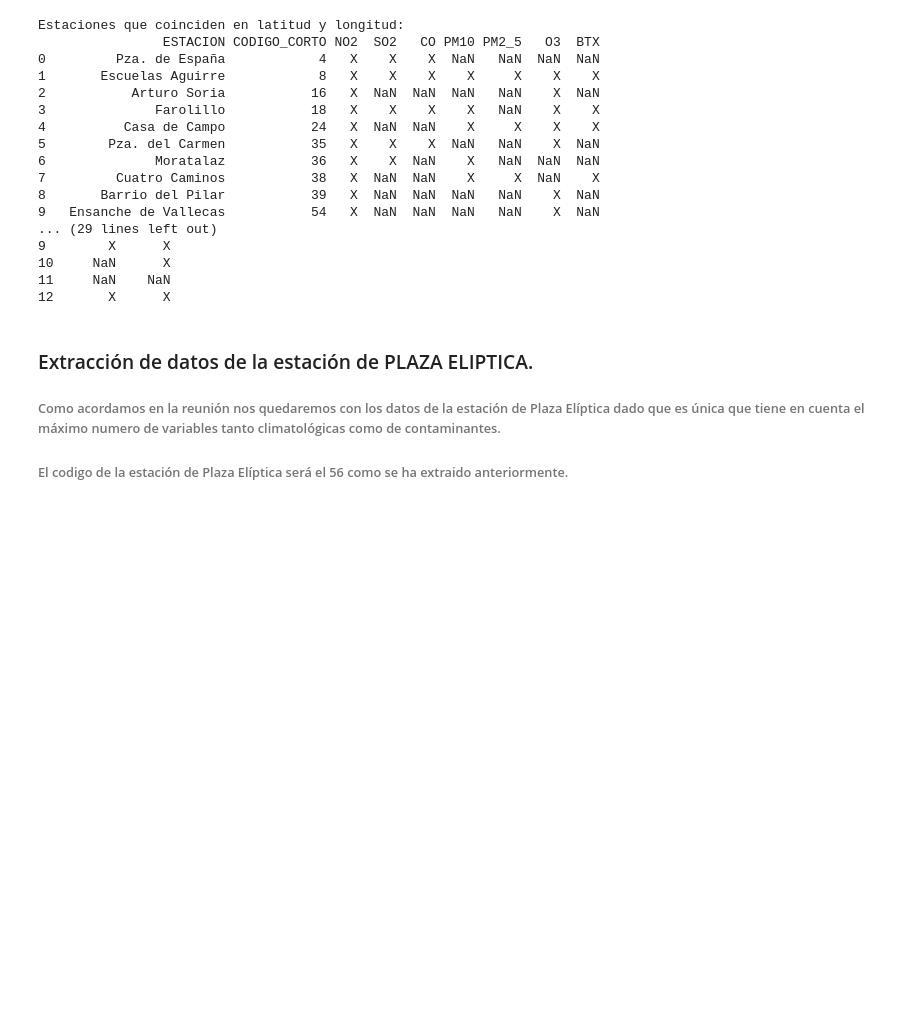
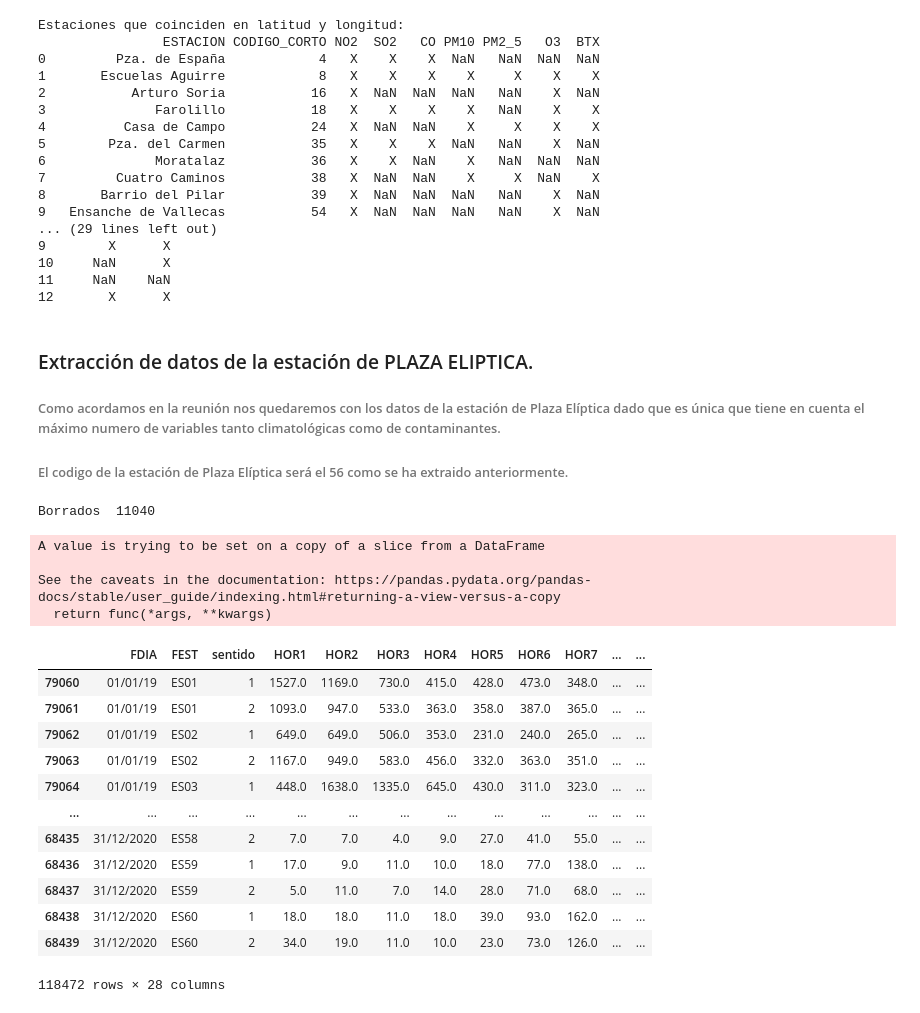
Before and after one commit to albercol/TFG, a Jupyter notebook: Fase 1.3/EstacionesContaminacionYMeteorologicas.ipynb, the cells around one changed output. Drawn from its saved outputs; the diff is of its cells as text; code cells hidden in the pictures; blank space fills up the shorter version.

```diff
--- a/Fase 1.3/EstacionesContaminacionYMeteorologicas.ipynb
+++ b/Fase 1.3/EstacionesContaminacionYMeteorologicas.ipynb
@@ -76,3 +77,60 @@ df_plazaEliptica = pd.DataFrame()
 df_plazaEliptica = dfMeteorologicas.loc[dfMeteorologicas["ESTACION"] == CODIGO_CORTO]
 ##print(df_plazaEliptica)
 df_plazaEliptica.to_csv(path+"/PlazaEliptica/"+"MeteorologiaPlazaEliptica.csv", header=True, index=False, encoding="utf-8")
+# %%
+fichero = "https://raw.githubusercontent.com/albercol/TFG/main/Fase%201.3/Trafico/ArchivoTrafico.csv"
+df =  pd.read_csv(fichero,encoding="UTF-8")
+
+# posición de la última columna que queremos
+pos_ultima = list(df.columns).index('source_file')
+# nos quedamos solo con las columnas que queremos
+df = df[df.columns[0:pos_ultima+1]]
+
+
+# separamos en dos dataframes
+total = len(df)
+df["sentido"] = df.FSEN.str.get(0)
+df["horas"] = df.FSEN.str.get(1)
+
+# OJO vamos a hacer JOIN por una clave, debemos borrar los que sean NULL en esa clave
+df.dropna(subset=['FDIA','FEST','sentido'], how='any', inplace=True)
+print("Borrados ",total-len(df))
+
+# Por legibilidad separamos en dos ficheros, uno que tiene de 1 a 12 y el otro que tiene de 12 a 24
+df1a12 = df[df.horas=="-"]
+df13a24 = df[df.horas=="="]
+# join
+merged_df = pd.merge(df1a12,df13a24,how='outer',on=['FDIA','FEST','sentido'])
+
+# finalmente recolocamos las columnas y las renombramos
+resultado = merged_df[['FDIA', 'FEST', 'sentido',  'HOR1_x', 'HOR2_x', 'HOR3_x', 'HOR4_x',
+       'HOR5_x', 'HOR6_x', 'HOR7_x', 'HOR8_x', 'HOR9_x', 'HOR10_x', 'HOR11_x',
+       'HOR12_x',  'HOR1_y',
+       'HOR2_y', 'HOR3_y', 'HOR4_y', 'HOR5_y', 'HOR6_y', 'HOR7_y', 'HOR8_y',
+       'HOR9_y', 'HOR10_y', 'HOR11_y', 'HOR12_y', 'source_file_x' ]]
+resultado.columns = ['FDIA', 'FEST', 'sentido',  'HOR1', 'HOR2', 'HOR3', 'HOR4',
+       'HOR5', 'HOR6', 'HOR7', 'HOR8', 'HOR9', 'HOR10', 'HOR11',
+       'HOR12', 'HOR13', 'HOR14', 'HOR15', 'HOR16', 'HOR17', 'HOR18', 'HOR19', 'HOR20',
+       'HOR21', 'HOR22', 'HOR23', 'HOR24', 'source_file' ]
+resultado.sort_values(by=['FDIA','FEST','sentido'], inplace=True)
+
+resultado
+# %% [output]
+Borrados  11040
+A value is trying to be set on a copy of a slice from a DataFrame
+
+See the caveats in the documentation: https://pandas.pydata.org/pandas-docs/stable/user_guide/indexing.html#returning-a-view-versus-a-copy
+  return func(*args, **kwargs)
+|  | FDIA | FEST | sentido | HOR1 | HOR2 | HOR3 | HOR4 | HOR5 | HOR6 | HOR7 | ... | ... |
+| 79060 | 01/01/19 | ES01 | 1 | 1527.0 | 1169.0 | 730.0 | 415.0 | 428.0 | 473.0 | 348.0 | ... | ... |
+| 79061 | 01/01/19 | ES01 | 2 | 1093.0 | 947.0 | 533.0 | 363.0 | 358.0 | 387.0 | 365.0 | ... | ... |
+| 79062 | 01/01/19 | ES02 | 1 | 649.0 | 649.0 | 506.0 | 353.0 | 231.0 | 240.0 | 265.0 | ... | ... |
+| 79063 | 01/01/19 | ES02 | 2 | 1167.0 | 949.0 | 583.0 | 456.0 | 332.0 | 363.0 | 351.0 | ... | ... |
+| 79064 | 01/01/19 | ES03 | 1 | 448.0 | 1638.0 | 1335.0 | 645.0 | 430.0 | 311.0 | 323.0 | ... | ... |
+| ... | ... | ... | ... | ... | ... | ... | ... | ... | ... | ... | ... | ... |
+| 68435 | 31/12/2020 | ES58 | 2 | 7.0 | 7.0 | 4.0 | 9.0 | 27.0 | 41.0 | 55.0 | ... | ... |
+| 68436 | 31/12/2020 | ES59 | 1 | 17.0 | 9.0 | 11.0 | 10.0 | 18.0 | 77.0 | 138.0 | ... | ... |
+| 68437 | 31/12/2020 | ES59 | 2 | 5.0 | 11.0 | 7.0 | 14.0 | 28.0 | 71.0 | 68.0 | ... | ... |
+| 68438 | 31/12/2020 | ES60 | 1 | 18.0 | 18.0 | 11.0 | 18.0 | 39.0 | 93.0 | 162.0 | ... | ... |
+| 68439 | 31/12/2020 | ES60 | 2 | 34.0 | 19.0 | 11.0 | 10.0 | 23.0 | 73.0 | 126.0 | ... | ... |
+118472 rows × 28 columns
```
Also changed, not shown: parts of 3 cells of this notebook.
